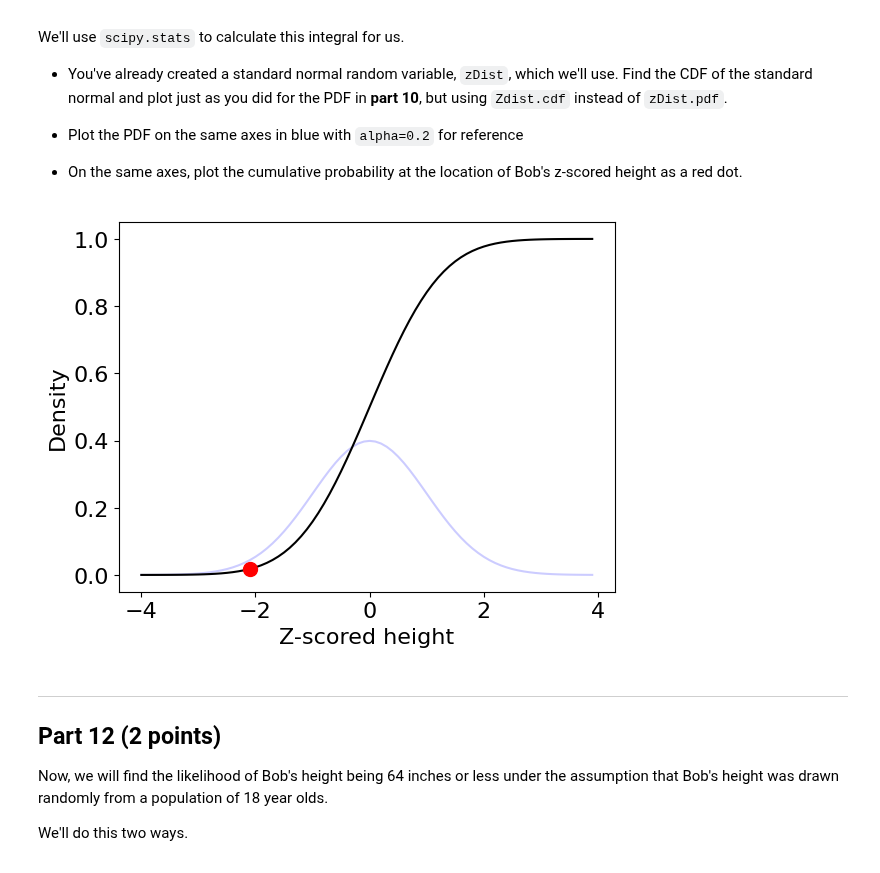
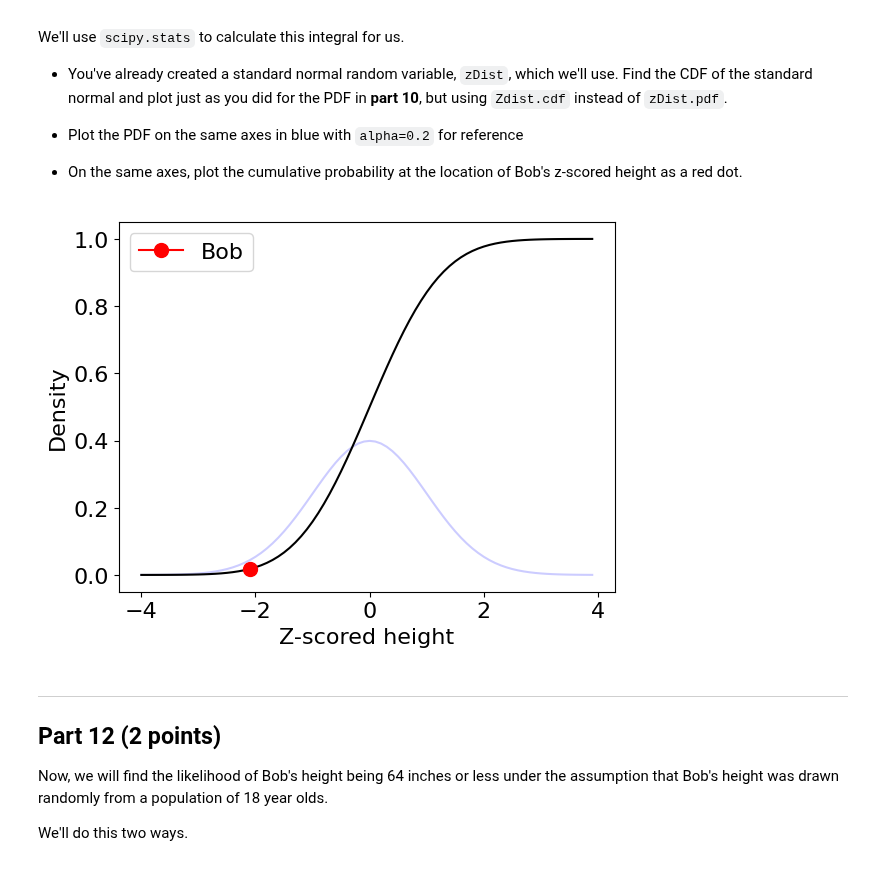
Before and after one commit to Urvi-M/BE559, a Jupyter notebook: Homework1_part1_v1.ipynb, the cells around one changed output. Drawn from its saved outputs; the diff is of its cells as text; code cells hidden in the pictures.

```diff
--- a/Homework1_part1_v1.ipynb
+++ b/Homework1_part1_v1.ipynb
@@ -282,14 +282,15 @@ We'll use `scipy.stats` to calculate this integral for us.
 # %%
 cdf=zDist.cdf(x)
 plt.plot(x,pdf,color= 'b',alpha=0.2)
 plt.plot(x,cdf,color= 'k')
 cdfB = heightDist.cdf(Bob)
 plt.plot(Zs,cdfB,marker="o",markersize =10,color= 'r', label='Bob')
 plt.xlabel('Z-scored height')
 plt.ylabel('Density')
+plt.legend()
 plt.show()
 # %% [output]
-[figure, old version]
+[figure, new version]
 # %% [markdown]
 ---
 ## Part 12 (2 points)
```
Also changed, not shown: parts of 1 cell of this notebook.
